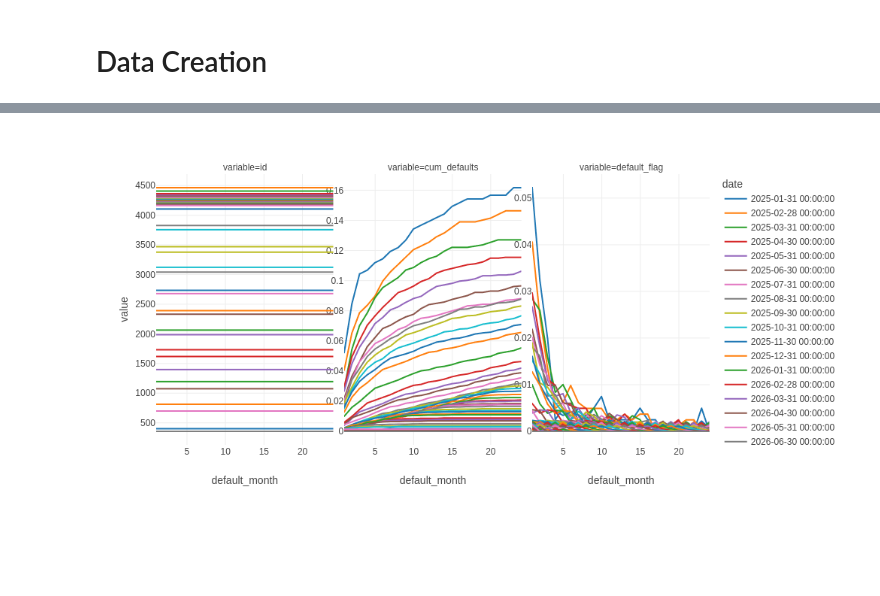
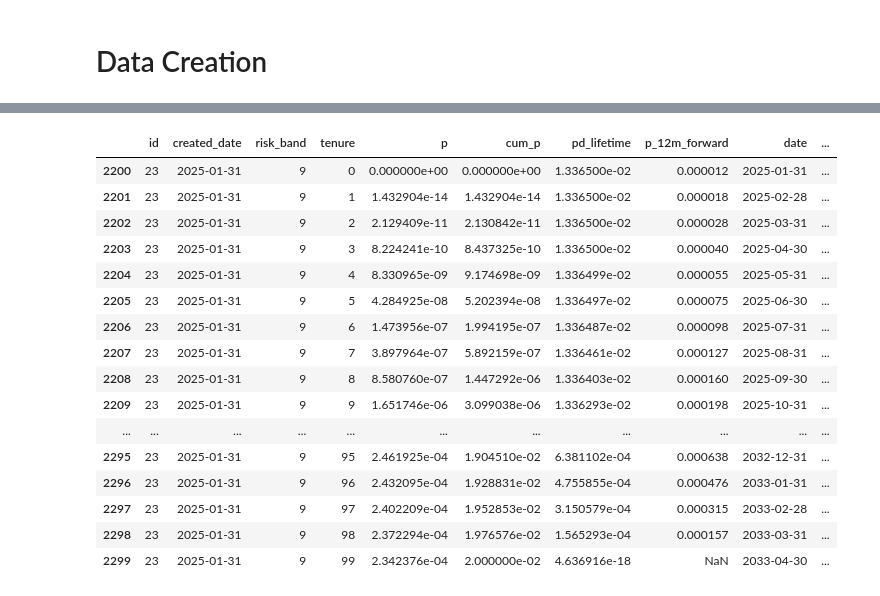
Before and after one commit to neon-belfante/Survival-Analysis, a Jupyter notebook: 00.create_data.ipynb, the cells around one changed output, grey strips where cells are left out. Saved outputs shown, nothing was run; the diff lists cells and outputs as text; code cells hidden in the pictures; blank space fills up the shorter version.

```diff
--- a/00.create_data.ipynb
+++ b/00.create_data.ipynb
@@ -203,3 +309,23 @@ Adding/subtracting object-dtype array to DatetimeArray not vectorized.
+# %%
+df_sample[df_sample['id']==23]
+# %% [output]
+|  | id | created_date | risk_band | tenure | p | cum_p | pd_lifetime | p_12m_forward | date | ... |
+| 2200 | 23 | 2025-01-31 | 9 | 0 | 0.000000e+00 | 0.000000e+00 | 1.336500e-02 | 0.000012 | 2025-01-31 | ... |
+| 2201 | 23 | 2025-01-31 | 9 | 1 | 1.432904e-14 | 1.432904e-14 | 1.336500e-02 | 0.000018 | 2025-02-28 | ... |
+| 2202 | 23 | 2025-01-31 | 9 | 2 | 2.129409e-11 | 2.130842e-11 | 1.336500e-02 | 0.000028 | 2025-03-31 | ... |
+| 2203 | 23 | 2025-01-31 | 9 | 3 | 8.224241e-10 | 8.437325e-10 | 1.336500e-02 | 0.000040 | 2025-04-30 | ... |
+| 2204 | 23 | 2025-01-31 | 9 | 4 | 8.330965e-09 | 9.174698e-09 | 1.336499e-02 | 0.000055 | 2025-05-31 | ... |
+| 2205 | 23 | 2025-01-31 | 9 | 5 | 4.284925e-08 | 5.202394e-08 | 1.336497e-02 | 0.000075 | 2025-06-30 | ... |
+| 2206 | 23 | 2025-01-31 | 9 | 6 | 1.473956e-07 | 1.994195e-07 | 1.336487e-02 | 0.000098 | 2025-07-31 | ... |
+| 2207 | 23 | 2025-01-31 | 9 | 7 | 3.897964e-07 | 5.892159e-07 | 1.336461e-02 | 0.000127 | 2025-08-31 | ... |
+| 2208 | 23 | 2025-01-31 | 9 | 8 | 8.580760e-07 | 1.447292e-06 | 1.336403e-02 | 0.000160 | 2025-09-30 | ... |
+| 2209 | 23 | 2025-01-31 | 9 | 9 | 1.651746e-06 | 3.099038e-06 | 1.336293e-02 | 0.000198 | 2025-10-31 | ... |
+| ... | ... | ... | ... | ... | ... | ... | ... | ... | ... | ... |
+| 2295 | 23 | 2025-01-31 | 9 | 95 | 2.461925e-04 | 1.904510e-02 | 6.381102e-04 | 0.000638 | 2032-12-31 | ... |
+| 2296 | 23 | 2025-01-31 | 9 | 96 | 2.432095e-04 | 1.928831e-02 | 4.755855e-04 | 0.000476 | 2033-01-31 | ... |
+| 2297 | 23 | 2025-01-31 | 9 | 97 | 2.402209e-04 | 1.952853e-02 | 3.150579e-04 | 0.000315 | 2033-02-28 | ... |
+| 2298 | 23 | 2025-01-31 | 9 | 98 | 2.372294e-04 | 1.976576e-02 | 1.565293e-04 | 0.000157 | 2033-03-31 | ... |
+| 2299 | 23 | 2025-01-31 | 9 | 99 | 2.342376e-04 | 2.000000e-02 | 4.636916e-18 | NaN | 2033-04-30 | ... |
 # %%
 data_chart = df_sample\
     .groupby(['date','default_month'])\
@@ -223,8 +349,6 @@ fig = px.line(
 )
 
 fig.update_yaxes(matches=None, showticklabels=True)
-Image(fig.to_image("png", width=1000))
+# Image(fig.to_image("png", width=1000))
-# %% [output]
-[figure, removed]
 # %%
 df_sample.to_parquet(f"{output_path}syntetic_sample.parquet")
```
Also changed, not shown: parts of 5 cells of this notebook, 2 other files.
